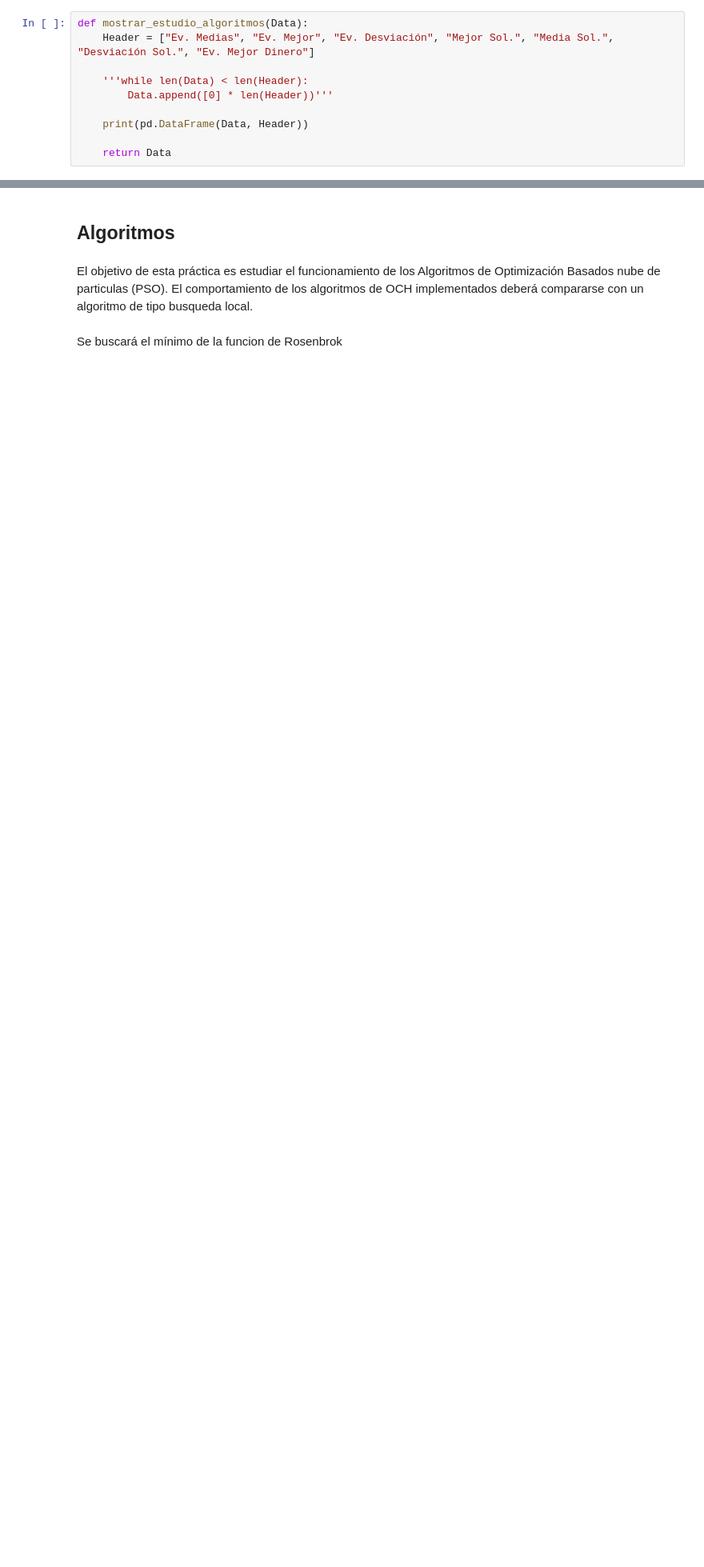
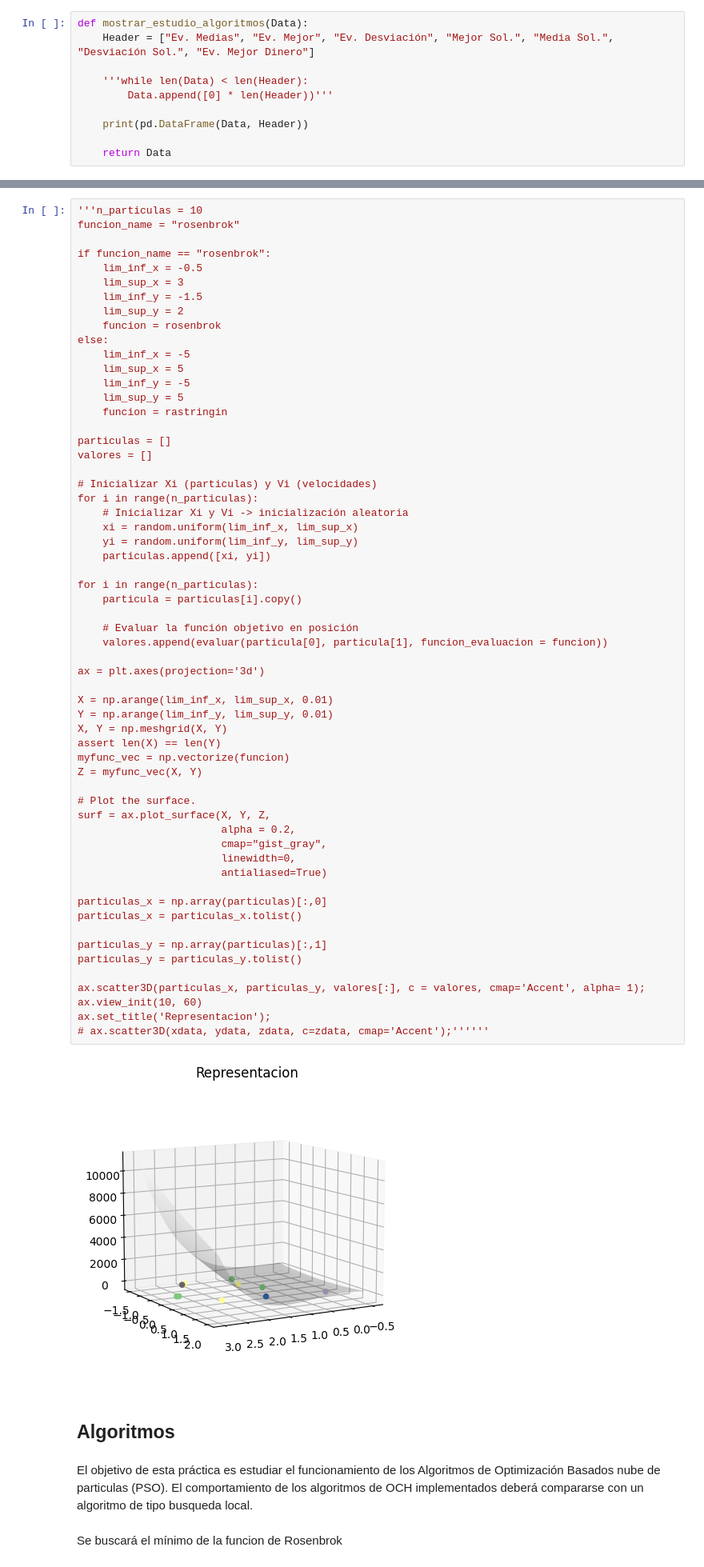
Before and after one commit to GrunCrow/Optimization_Solar_Plant, a Jupyter notebook: 2_Particle_Clouds/2_particle_clouds._notebook.ipynb, the cells around one changed output, grey strips where cells are left out. Shown at 80% size. Saved outputs shown, nothing was run; the diff lists cells and outputs as text; blank space fills up the shorter version.

```diff
--- a/2_Particle_Clouds/2_particle_clouds._notebook.ipynb
+++ b/2_Particle_Clouds/2_particle_clouds._notebook.ipynb
@@ -169,3 +247,64 @@ def mostrar_estudio_algoritmos(Data):
+# %%
+'''n_particulas = 10
+funcion_name = "rosenbrok"
+
+if funcion_name == "rosenbrok":
+    lim_inf_x = -0.5
+    lim_sup_x = 3
+    lim_inf_y = -1.5
+    lim_sup_y = 2
+    funcion = rosenbrok
+else:
+    lim_inf_x = -5
+    lim_sup_x = 5
+    lim_inf_y = -5
+    lim_sup_y = 5
+    funcion = rastringin
+
+particulas = []
+valores = []
+
+# Inicializar Xi (particulas) y Vi (velocidades)
+for i in range(n_particulas):
+    # Inicializar Xi y Vi -> inicialización aleatoria
+    xi = random.uniform(lim_inf_x, lim_sup_x)
+    yi = random.uniform(lim_inf_y, lim_sup_y)
+    particulas.append([xi, yi])
+
+for i in range(n_particulas):
+    particula = particulas[i].copy()
+
+    # Evaluar la función objetivo en posición
+    valores.append(evaluar(particula[0], particula[1], funcion_evaluacion = funcion))
+
+ax = plt.axes(projection='3d')
+
+X = np.arange(lim_inf_x, lim_sup_x, 0.01)
+Y = np.arange(lim_inf_y, lim_sup_y, 0.01)
+X, Y = np.meshgrid(X, Y)
+assert len(X) == len(Y)
+myfunc_vec = np.vectorize(funcion)
+Z = myfunc_vec(X, Y)
+
+# Plot the surface.
+surf = ax.plot_surface(X, Y, Z,
+                       alpha = 0.2,
+                       cmap="gist_gray",
+                       linewidth=0,
+                       antialiased=True)
+
+particulas_x = np.array(particulas)[:,0]
+particulas_x = particulas_x.tolist()
+
+particulas_y = np.array(particulas)[:,1]
+particulas_y = particulas_y.tolist()
+
+ax.scatter3D(particulas_x, particulas_y, valores[:], c = valores, cmap='Accent', alpha= 1);
+ax.view_init(10, 60)
+ax.set_title('Representacion');
+# ax.scatter3D(xdata, ydata, zdata, c=zdata, cmap='Accent');''''''
+# %% [output]
+[figure, added]
 # %% [markdown]
 ## Algoritmos
 # %% [markdown]
```
Also changed, not shown: parts of 5 cells of this notebook.
